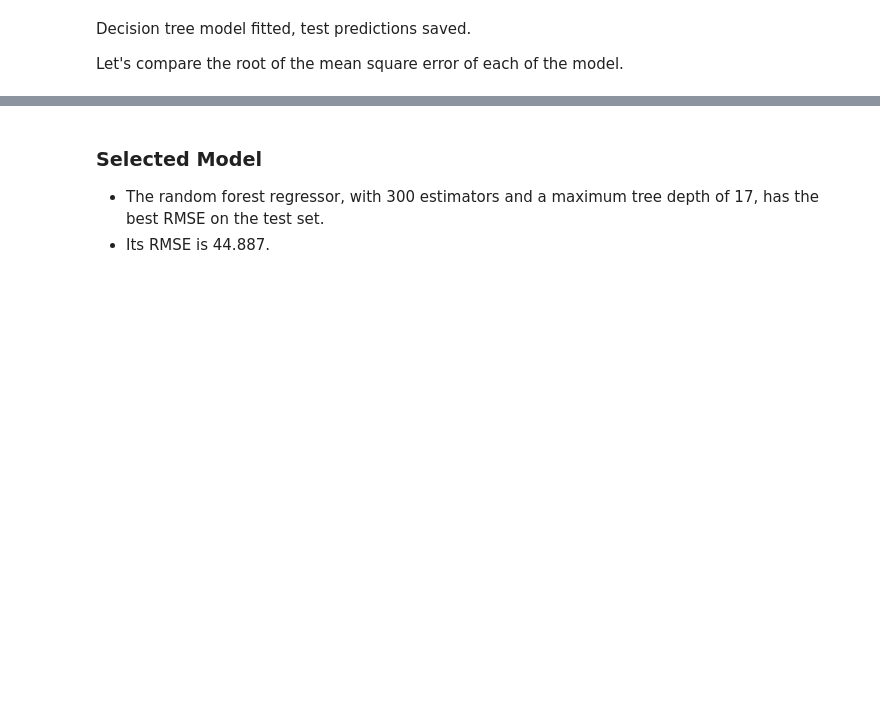
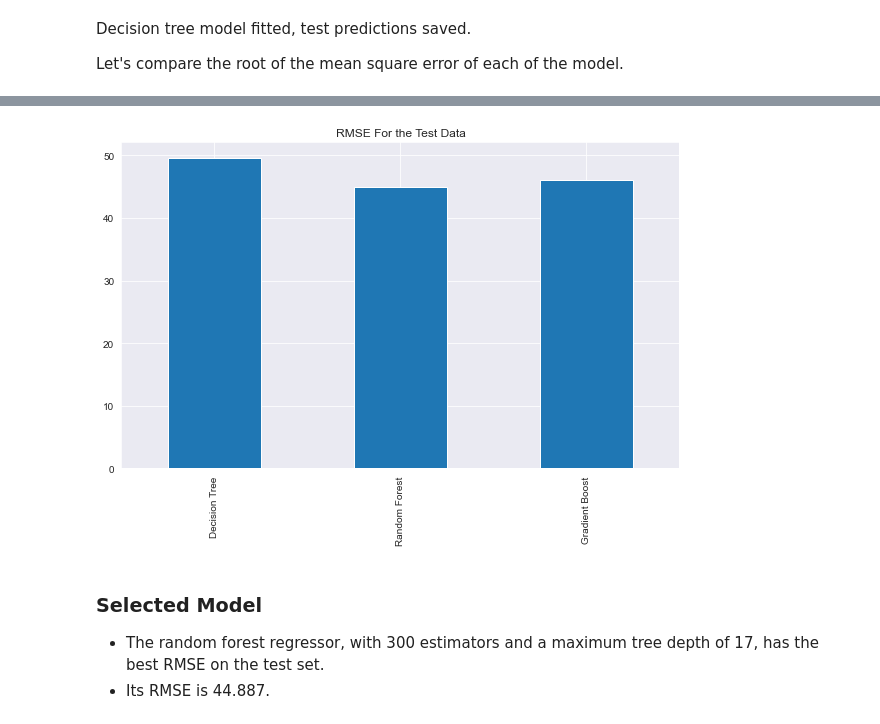
Before and after one commit to SivanNeu/Time_Series_Analysis, a Jupyter notebook: 20220730_m4p3.ipynb, the cells around one changed output, grey strips where cells are left out. Drawn from its saved outputs; the diff is of its cells as text; code cells hidden in the pictures; blank space fills up the shorter version.

```diff
--- a/20220730_m4p3.ipynb
+++ b/20220730_m4p3.ipynb
@@ -395,5 +395,6 @@ scores = pd.Series([rmse(y_test, tre_test),
                     rmse(y_test, boo_test)],
                        index = ['Decision Tree', 'Random Forest', 'Gradient Boost'])
 
-px.bar(scores, title = 'RMSE For the Test Data')
+scores.plot(kind = 'bar', figsize = (10,6), title = 'RMSE For the Test Data')
+plt.show()
 # %% [output]
@@ -401,3 +401,4 @@ px.bar(scores, title = 'RMSE For the Test Data')
+[figure, added]
 # %% [markdown]
 ### Selected Model
 - The random forest regressor, with 300 estimators and a maximum tree depth of 17, has the best RMSE on the test set.
```
Also changed, not shown: parts of 1 cell of this notebook.
